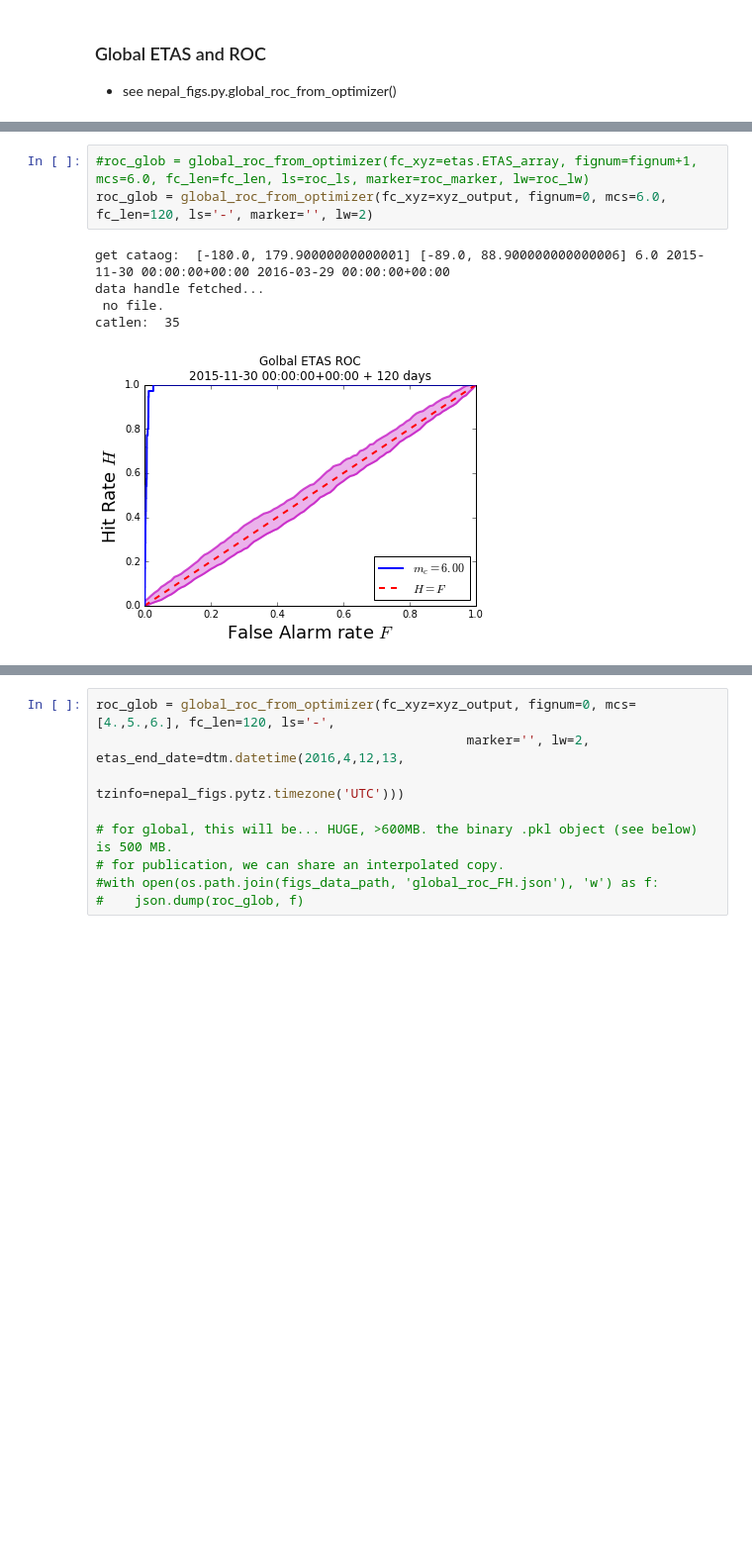
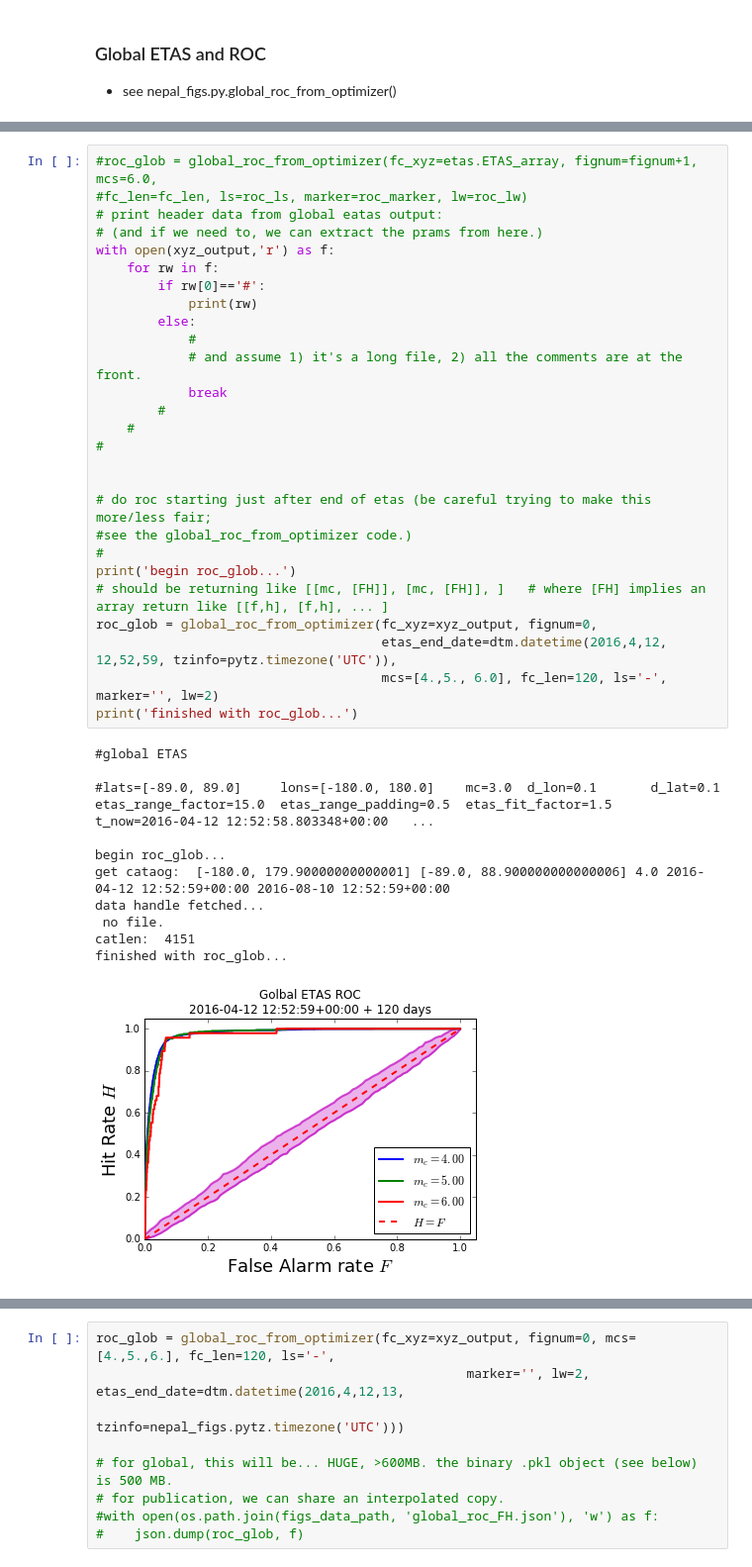
Before and after one commit to markyoder/globalETAS, a Jupyter notebook: global_etas_figs_revision.ipynb, the cells around one changed output, grey strips where cells are left out. Shown at 99% size. Cells and saved outputs as stored; diff of their text form; blank space fills up the shorter version.

Commit message:
more changes to global etas scripts...

```diff
--- a/global_etas_figs_revision.ipynb
+++ b/global_etas_figs_revision.ipynb
@@ -380,9 +333,39 @@ NameError: name 'ls' is not defined
-# %%
-#roc_glob = global_roc_from_optimizer(fc_xyz=etas.ETAS_array, fignum=fignum+1, mcs=6.0, fc_len=fc_len, ls=roc_ls, marker=roc_marker, lw=roc_lw)
-roc_glob = global_roc_from_optimizer(fc_xyz=xyz_output, fignum=0, mcs=6.0, fc_len=120, ls='-', marker='', lw=2)
-# %% [output]
-get cataog:  [-180.0, 179.90000000000001] [-89.0, 88.900000000000006] 6.0 2015-11-30 00:00:00+00:00 2016-03-29 00:00:00+00:00
-data handle fetched...
- no file.
-catlen:  35
-[figure, removed]
+# %%
+#roc_glob = global_roc_from_optimizer(fc_xyz=etas.ETAS_array, fignum=fignum+1, mcs=6.0,
+#fc_len=fc_len, ls=roc_ls, marker=roc_marker, lw=roc_lw)
+# print header data from global eatas output:
+# (and if we need to, we can extract the prams from here.)
+with open(xyz_output,'r') as f:
+    for rw in f:
+        if rw[0]=='#':
+            print(rw)
+        else:
+            #
+            # and assume 1) it's a long file, 2) all the comments are at the front.
+            break
+        #
+    #
+#
+
+
+# do roc starting just after end of etas (be careful trying to make this more/less fair;
+#see the global_roc_from_optimizer code.)
+#
+print('begin roc_glob...')
+# should be returning like [[mc, [FH]], [mc, [FH]], ]   # where [FH] implies an array return like [[f,h], [f,h], ... ]
+roc_glob = global_roc_from_optimizer(fc_xyz=xyz_output, fignum=0,
+                                     etas_end_date=dtm.datetime(2016,4,12, 12,52,59, tzinfo=pytz.timezone('UTC')),
+                                     mcs=[4.,5., 6.0], fc_len=120, ls='-', marker='', lw=2)
+print('finished with roc_glob...')
+# %% [output]
+#global ETAS
+
+#lats=[-89.0, 89.0]     lons=[-180.0, 180.0]    mc=3.0  d_lon=0.1       d_lat=0.1       etas_range_factor=15.0  etas_range_padding=0.5  etas_fit_factor=1.5     t_now=2016-04-12 12:52:58.803348+00:00   ...
+
+begin roc_glob...
+get cataog:  [-180.0, 179.90000000000001] [-89.0, 88.900000000000006] 4.0 2016-04-12 12:52:59+00:00 2016-08-10 12:52:59+00:00
+data handle fetched...
+ no file.
+catlen:  4151
+finished with roc_glob...
+[figure, added]
```
Also changed, not shown: parts of 10 cells of this notebook, 2 other files.
